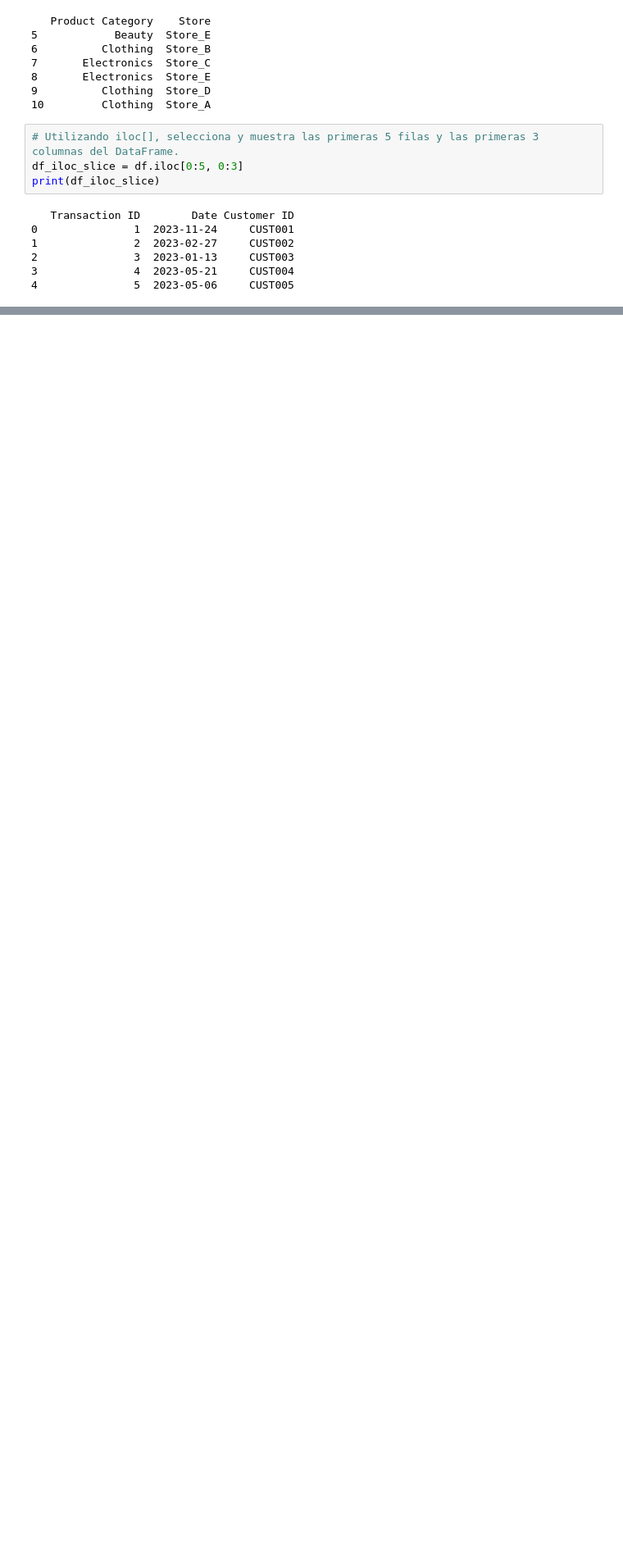
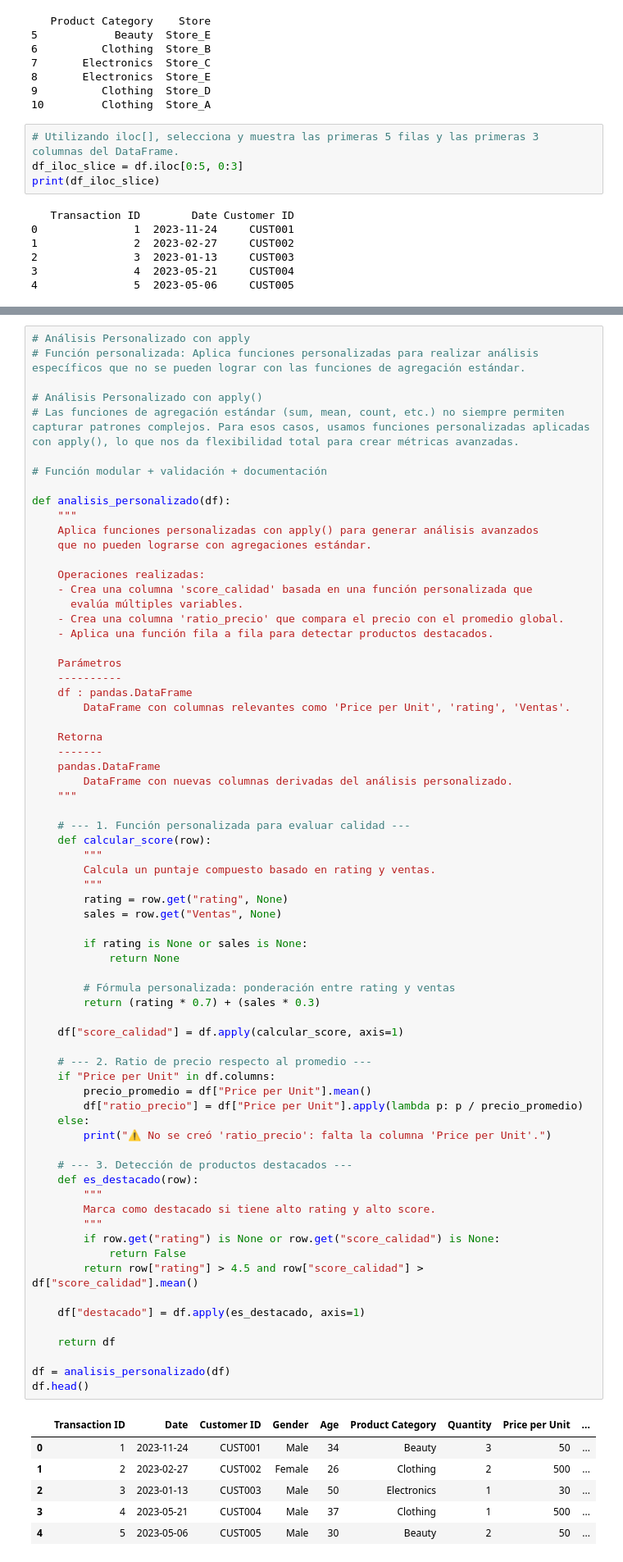
Before and after one commit to sofiautrera-cpu/Tareas, a Jupyter notebook: Proyecto_Parte_2.ipynb, the cells around one changed output, grey strips where cells are left out. Shown at 82% size. Cells and saved outputs as stored; diff of their text form; blank space fills up the shorter version.

```diff
--- a/Proyecto_Parte_2.ipynb
+++ b/Proyecto_Parte_2.ipynb
@@ -304,0 +500,76 @@ print(df_iloc_slice)
+# %%
+# Análisis Personalizado con apply
+# Función personalizada: Aplica funciones personalizadas para realizar análisis específicos que no se pueden lograr con las funciones de agregación estándar.
+
+# Análisis Personalizado con apply()
+# Las funciones de agregación estándar (sum, mean, count, etc.) no siempre permiten capturar patrones complejos. Para esos casos, usamos funciones personalizadas aplicadas con apply(), lo que nos da flexibilidad total para crear métricas avanzadas.
+
+# Función modular + validación + documentación
+
+def analisis_personalizado(df):
+    """
+    Aplica funciones personalizadas con apply() para generar análisis avanzados
+    que no pueden lograrse con agregaciones estándar.
+
+    Operaciones realizadas:
+    - Crea una columna 'score_calidad' basada en una función personalizada que
+      evalúa múltiples variables.
+    - Crea una columna 'ratio_precio' que compara el precio con el promedio global.
+    - Aplica una función fila a fila para detectar productos destacados.
+
+    Parámetros
+    ----------
+    df : pandas.DataFrame
+        DataFrame con columnas relevantes como 'Price per Unit', 'rating', 'Ventas'.
+
+    Retorna
+    -------
+    pandas.DataFrame
+        DataFrame con nuevas columnas derivadas del análisis personalizado.
+    """
+
+    # --- 1. Función personalizada para evaluar calidad ---
+    def calcular_score(row):
+        """
+        Calcula un puntaje compuesto basado en rating y ventas.
+        """
+        rating = row.get("rating", None)
+        sales = row.get("Ventas", None)
+
+        if rating is None or sales is None:
+            return None
+
+        # Fórmula personalizada: ponderación entre rating y ventas
+        return (rating * 0.7) + (sales * 0.3)
+
+    df["score_calidad"] = df.apply(calcular_score, axis=1)
+
+    # --- 2. Ratio de precio respecto al promedio ---
+    if "Price per Unit" in df.columns:
+        precio_promedio = df["Price per Unit"].mean()
+        df["ratio_precio"] = df["Price per Unit"].apply(lambda p: p / precio_promedio)
+    else:
+        print("⚠️ No se creó 'ratio_precio': falta la columna 'Price per Unit'.")
+
+    # --- 3. Detección de productos destacados ---
+    def es_destacado(row):
+        """
+        Marca como destacado si tiene alto rating y alto score.
+        """
+        if row.get("rating") is None or row.get("score_calidad") is None:
+            return False
+        return row["rating"] > 4.5 and row["score_calidad"] > df["score_calidad"].mean()
+
+    df["destacado"] = df.apply(es_destacado, axis=1)
+
+    return df
+
+df = analisis_personalizado(df)
+df.head()
+# %% [output]
+|  | Transaction ID | Date | Customer ID | Gender | Age | Product Category | Quantity | Price per Unit | ... |
+| 0 | 1 | 2023-11-24 | CUST001 | Male | 34 | Beauty | 3 | 50 | ... |
+| 1 | 2 | 2023-02-27 | CUST002 | Female | 26 | Clothing | 2 | 500 | ... |
+| 2 | 3 | 2023-01-13 | CUST003 | Male | 50 | Electronics | 1 | 30 | ... |
+| 3 | 4 | 2023-05-21 | CUST004 | Male | 37 | Clothing | 1 | 500 | ... |
+| 4 | 5 | 2023-05-06 | CUST005 | Male | 30 | Beauty | 2 | 50 | ... |
```
Also changed, not shown: parts of 18 cells of this notebook.
